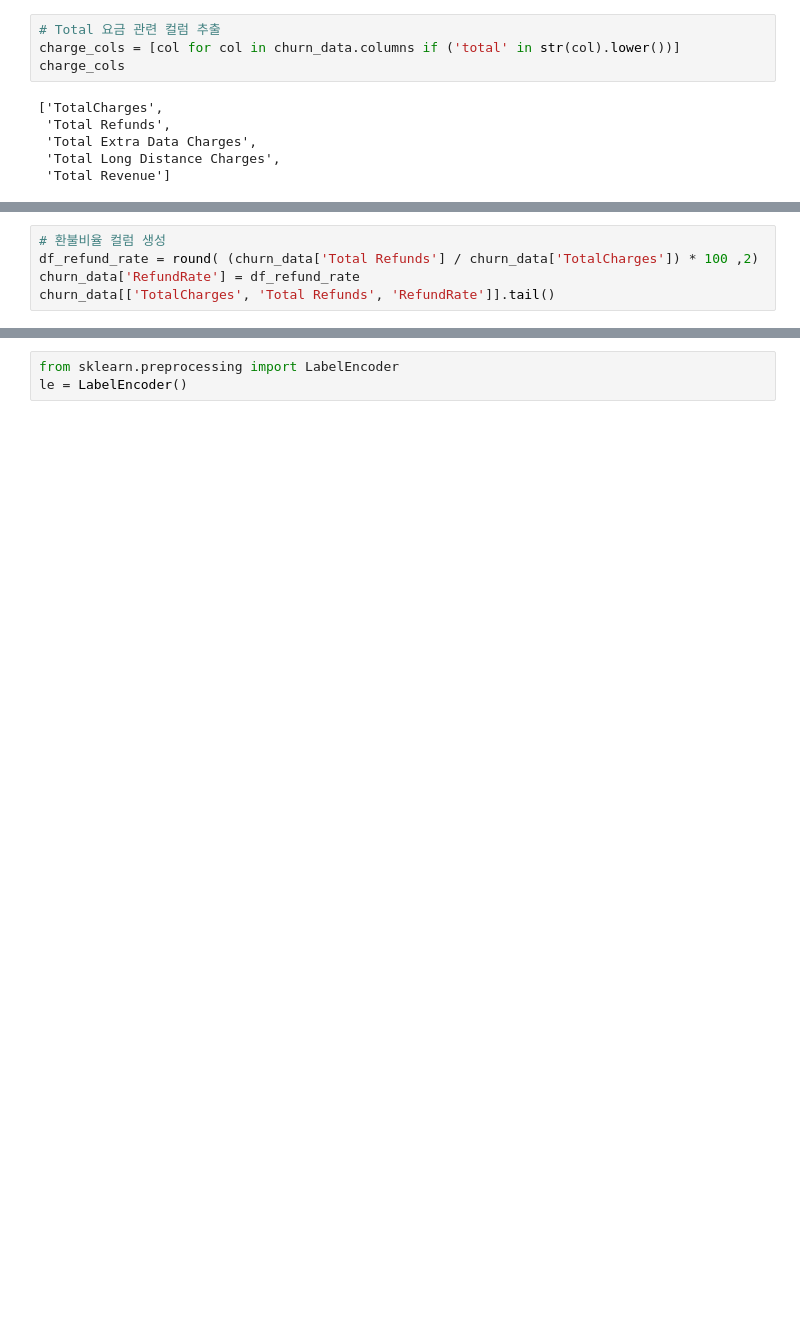
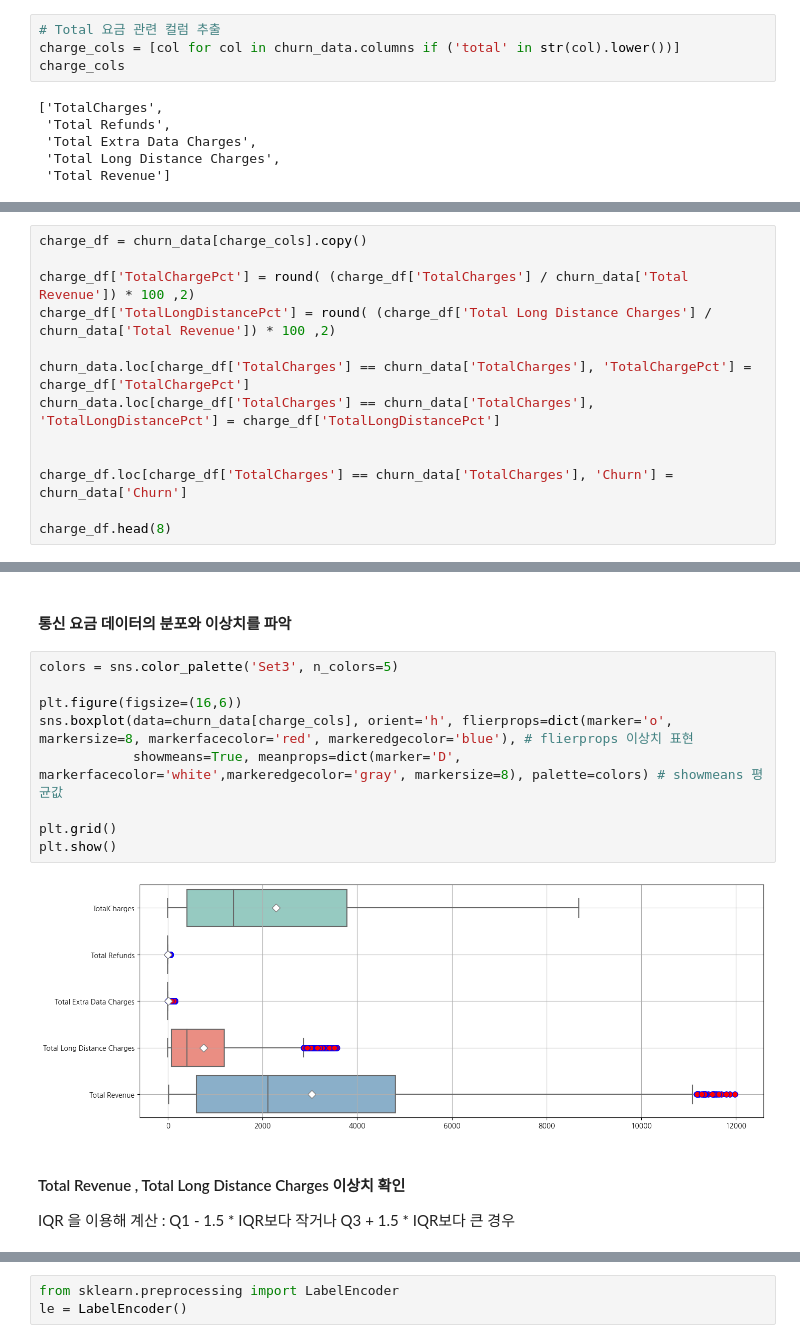
Before and after one commit to skywalker221-Minsoo/-DS-_ZeroBase_ML_Project, a Jupyter notebook: 장윤영/Telcom_Customer_Churn.ipynb, the cells around one changed output, grey strips where cells are left out. Drawn from its saved outputs; the diff is of its cells as text; blank space fills up the shorter version.

```diff
--- a/장윤영/Telcom_Customer_Churn.ipynb
+++ b/장윤영/Telcom_Customer_Churn.ipynb
@@ -476,5 +465,13 @@ churn_data[charge_cols].head(8)
-# %%
-# 환불비율 컬럼 생성
-df_refund_rate = round( (churn_data['Total Refunds'] / churn_data['TotalCharges']) * 100 ,2)
-churn_data['RefundRate'] = df_refund_rate
-churn_data[['TotalCharges', 'Total Refunds', 'RefundRate']].tail()
+# %%
+charge_df = churn_data[charge_cols].copy()
+
+charge_df['TotalChargePct'] = round( (charge_df['TotalCharges'] / churn_data['Total Revenue']) * 100 ,2)
+charge_df['TotalLongDistancePct'] = round( (charge_df['Total Long Distance Charges'] / churn_data['Total Revenue']) * 100 ,2)
+
+churn_data.loc[charge_df['TotalCharges'] == churn_data['TotalCharges'], 'TotalChargePct'] = charge_df['TotalChargePct']
+churn_data.loc[charge_df['TotalCharges'] == churn_data['TotalCharges'], 'TotalLongDistancePct'] = charge_df['TotalLongDistancePct']
+
+
+charge_df.loc[charge_df['TotalCharges'] == churn_data['TotalCharges'], 'Churn'] = churn_data['Churn']
+
+charge_df.head(8)
@@ -480,0 +488,16 @@ churn_data[['TotalCharges', 'Total Refunds', 'RefundRate']].tail()
+# %% [markdown]
+#### 통신 요금 데이터의 분포와 이상치를 파악
+# %%
+colors = sns.color_palette('Set3', n_colors=5)
+
+plt.figure(figsize=(16,6))
+sns.boxplot(data=churn_data[charge_cols], orient='h', flierprops=dict(marker='o', markersize=8, markerfacecolor='red', markeredgecolor='blue'), # flierprops 이상치 표현
+            showmeans=True, meanprops=dict(marker='D', markerfacecolor='white',markeredgecolor='gray', markersize=8), palette=colors) # showmeans 평균값
+
+plt.grid()
+plt.show()
+# %% [output]
+[figure, added]
+# %% [markdown]
+ #### Total Revenue , Total Long Distance Charges 이상치 확인
+ IQR 을 이용해 계산 :  Q1 - 1.5 * IQR보다 작거나 Q3 + 1.5 * IQR보다 큰 경우
```
Also changed, not shown: parts of 28 cells of this notebook.
